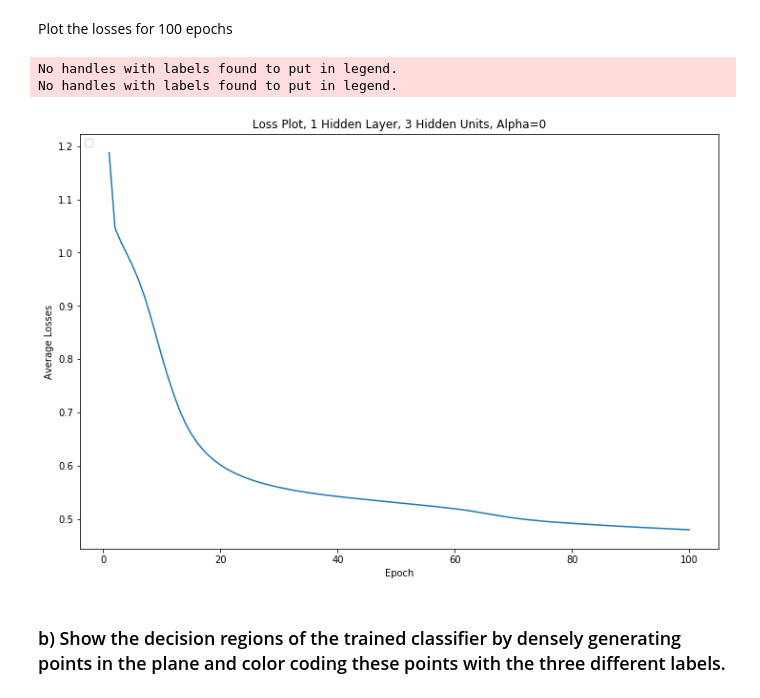
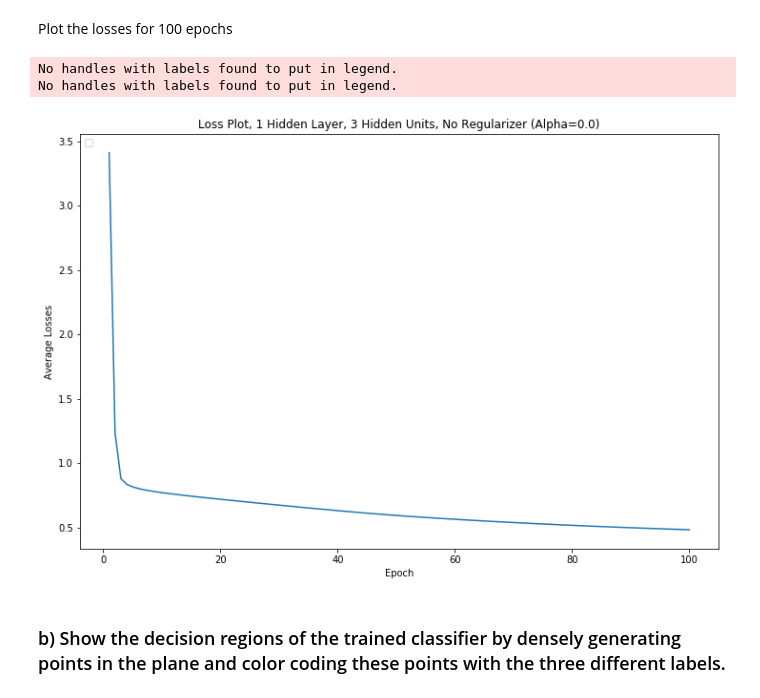
Before and after one commit to geraldzakwan/dl_for_cv_fall_2020, a Jupyter notebook: Homeworks/HW3/gd2551_HW3.ipynb, the cells around one changed output. Saved outputs shown, nothing was run; the diff lists cells and outputs as text; code cells hidden in the pictures.

```diff
--- a/Homeworks/HW3/gd2551_HW3.ipynb
+++ b/Homeworks/HW3/gd2551_HW3.ipynb
@@ -503,7 +540,7 @@ class MLP():
     # we need it to compute the gradients
     # Set include_loss to False for prediction because
     # we only need the Softmax probabilities output
-    def forward_propagate(self, X, y, include_loss=True):
+    def forward_propagate(self, X, y, include_loss, regularizer):
         if self.debug:
             print('Forward propagating...')
             print('Input shape: {}'.format(X.shape))
@@ -521,7 +558,7 @@ class MLP():
 
             else:
                 if include_loss:
-                    loss = layer.forward_propagate(X, y)
+                    loss = layer.forward_propagate(X, y, regularizer)
 
                     if self.debug:
                         print('Loss shape: {}'.format(loss.shape))
@@ -562,7 +599,7 @@ class MLP():
     # Let the number of training epochs, the mini-batch size, and the
     # regularization parameter be parameters that are passed when
     # training the network.
-    def train(self, X, y, learning_rate, epochs, bsize, alpha):
+    def train(self, X, y, learning_rate, epochs, bsize, regularizer):
         # IMPORTANT: I enforce that the last layer should be a Loss layer
         if not isinstance(self.layers[len(self.layers) - 1], Loss):
             raise Exception('Last layer is not a Loss layer')
@@ -590,9 +627,17 @@ class MLP():
                 # Get minibatch
                 X_minbatch, y_minbatch = X[idx_start:idx_end], y[idx_start:idx_end]
 
+                # If regularizer is used, we need to pass every layer weights
+                # to the Loss layer to compute regularization loss
+                if regularizer is not None:
+                    regularizer['layer_W'] = []
+
+                    for layer in self.layers:
+                        regularizer['layer_W'].append(layer.W)
+
                 # Sum the loss cumulatively for every batch
                 # Here, we call forward_propagate to do that
-                loss = loss + self.forward_propagate(X_minbatch, y_minbatch).sum()
+                loss = loss + self.forward_propagate(X_minbatch, y_minbatch, include_loss=True, regularizer=regularizer).sum()
 
                 # Call back_propagate to compute and set the gradients,
                 # both for W and b for each layer
@@ -621,7 +666,7 @@ class MLP():
     # given input X (2D)
     def predict(self, X):
         # Get Softmax probabilities through forward propagation
-        y_out_probs = self.forward_propagate(X, None, include_loss=False)
+        y_out_probs = self.forward_propagate(X, None, include_loss=False, regularizer=None)
 
         # For each sample, i.e. each row, take the index
         # which has maximum probability, denoting the label
@@ -647,7 +692,7 @@ NN.add_layer('Input', dim_in=2, dim_out=3)
 # Use ReLU activation for Input Layer
 NN.add_layer('Activation_Relu')
 
-# Input Layer of shape (3, 3) with 3 being the number of hidden units
+# Hidden Layer of shape (3, 3) with 3 being the number of hidden units
 NN.add_layer('Hidden', dim_in=3, dim_out=3)
 # Also use ReLU activation for Hidden Layer
 NN.add_layer('Activation_Relu')
@@ -661,6 +706,15 @@ NN.add_layer('Activation_Softmax')
 NN.add_layer('Loss_Cross_Entropy')
 
 # Finally, train the NN and fetch the losses
-# Use the same parameter as
-losses = NN.train(X, y, learning_rate=0.01, epochs=100, bsize=32, alpha=0.0)
+print('No regularizer is used')
+print('---------------------------------')
+
+print('Training for {} hidden layer(s) and {} hidden units'.format(3, 3))
+print('---------------------------------')
+
+# LEARNING_RATE = 0.01 (also Keras default) and BSIZE=256, I find that BSIZE=8 is too long to train
+# And using BSIZE=256 doesn't greatly reduce performance
+# Thus, for every epoch, there will be ~20 minibatches
+# EPOCHS is set to 100, pretty standard
+losses = NN.train(X, y, learning_rate=0.01, epochs=100, bsize=256, regularizer=None)
 # %% [output]
@@ -695,11 +753,11 @@ def plot_losses(errors, title):
 
     plt.show()
 # %%
-plot_losses(losses, 'Loss Plot, 1 Hidden Layer, 3 Hidden Units, Alpha=0')
+plot_losses(losses, 'Loss Plot, {} Hidden Layer, {} Hidden Units, No Regularizer (Alpha={})'.format(1, 3, 0.0))
 # %% [output]
 No handles with labels found to put in legend.
 No handles with labels found to put in legend.
-[figure, old version]
+[figure, new version]
 # %% [markdown]
 ### b) Show the decision regions of the trained classifier by densely generating points in the plane and color coding these points with the three different labels.
 # %% [markdown]
```
Also changed, not shown: parts of 17 cells of this notebook.
